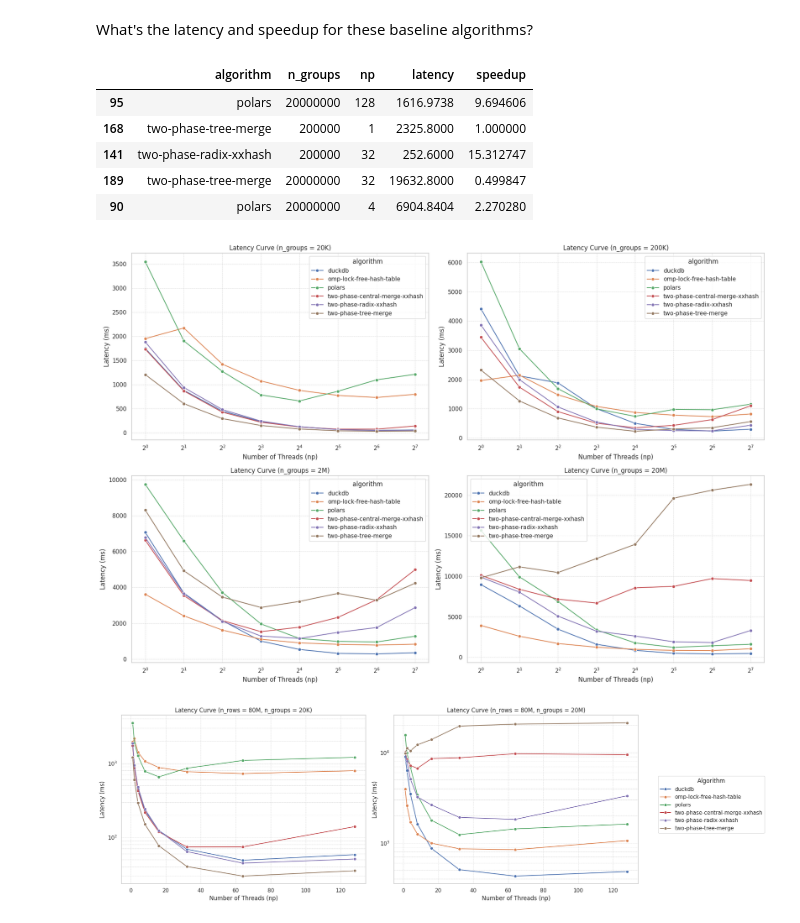
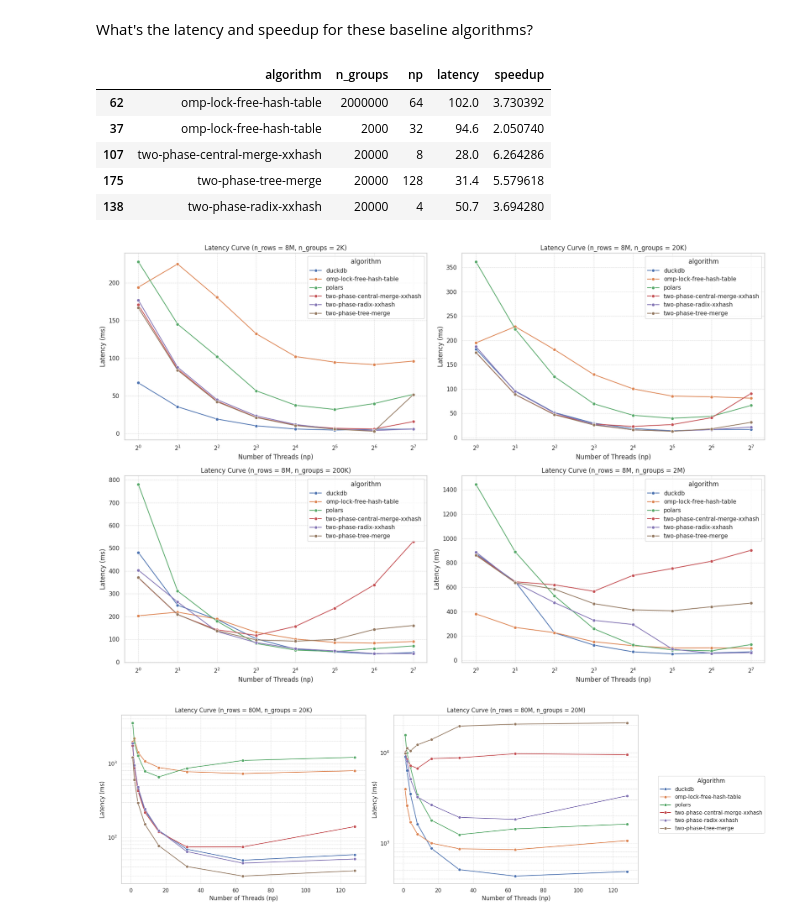
Before and after one commit to haok1402/parallel-groupby, a Jupyter notebook: analyze.ipynb, the cells around one changed output. Drawn from its saved outputs; the diff is of its cells as text; code cells hidden in the pictures.

Commit message:
generate the plots for two different rows count, 8M and 80M

```diff
--- a/analyze.ipynb
+++ b/analyze.ipynb
@@ -51,7 +51,7 @@ df = pd.read_parquet(
     columns=["algorithm", "n_groups", "np", "trial_id", "value"],
     filters=[
         ("dist", "==", "uniform"),
-        ("n_rows", "==", 80_000_000),
+        ("n_rows", "==", 8_000_000),
         ("attribute", "in", [
             "aggregation_time",
             "elapsed_time",
@@ -81,37 +81,37 @@ df = df.drop(columns=["baseline_latency"])
 display(df.sample(5))
 # %% [output]
 |  | algorithm | n_groups | np | latency | speedup |
-| 95 | polars | 20000000 | 128 | 1616.9738 | 9.694606 |
-| 168 | two-phase-tree-merge | 200000 | 1 | 2325.8000 | 1.000000 |
-| 141 | two-phase-radix-xxhash | 200000 | 32 | 252.6000 | 15.312747 |
-| 189 | two-phase-tree-merge | 20000000 | 32 | 19632.8000 | 0.499847 |
-| 90 | polars | 20000000 | 4 | 6904.8404 | 2.270280 |
+| 62 | omp-lock-free-hash-table | 2000000 | 64 | 102.0 | 3.730392 |
+| 37 | omp-lock-free-hash-table | 2000 | 32 | 94.6 | 2.050740 |
+| 107 | two-phase-central-merge-xxhash | 20000 | 8 | 28.0 | 6.264286 |
+| 175 | two-phase-tree-merge | 20000 | 128 | 31.4 | 5.579618 |
+| 138 | two-phase-radix-xxhash | 20000 | 4 | 50.7 | 3.694280 |
 # %%
 import matplotlib.pyplot as plt
 import seaborn as sns
 
 def format_number(n):
     if n >= 1_000_000_000: return f"{n//1_000_000}B"
     if n >= 1_000_000: return f"{n//1_000_000}M"
     if n >= 1_000: return f"{n//1_000}K"
     return str(n)
 
 sns.set_theme(style="whitegrid")
 fig, axes = plt.subplots(2, 2, figsize=(18, 12))
 for ax, groups in zip(axes.flatten(), sorted(df["n_groups"].unique())):
     subset = df[df["n_groups"] == groups]
     sns.lineplot(data=subset, x="np", y="latency", hue="algorithm", marker="o", ax=ax)
-    ax.set_title(f"Latency Curve (n_groups = {format_number(groups)})")
+    ax.set_title(f"Latency Curve (n_rows = 8M, n_groups = {format_number(groups)})")
     ax.set_xlabel("Number of Threads (np)")
     ax.set_ylabel("Latency (ms)")
     ax.set_xscale("log", base=2)
     ax.grid(True, which="both", linestyle="--", linewidth=0.5)
 
 plt.tight_layout()
-plt.savefig("results/latency_curves_combined.svg")
+plt.savefig("results/latency_curves_combined_8M.svg")
 plt.show()
 # %% [output]
-[figure, old version]
+[figure, new version]
 # %%
 import matplotlib.pyplot as plt
 import seaborn as sns
```
